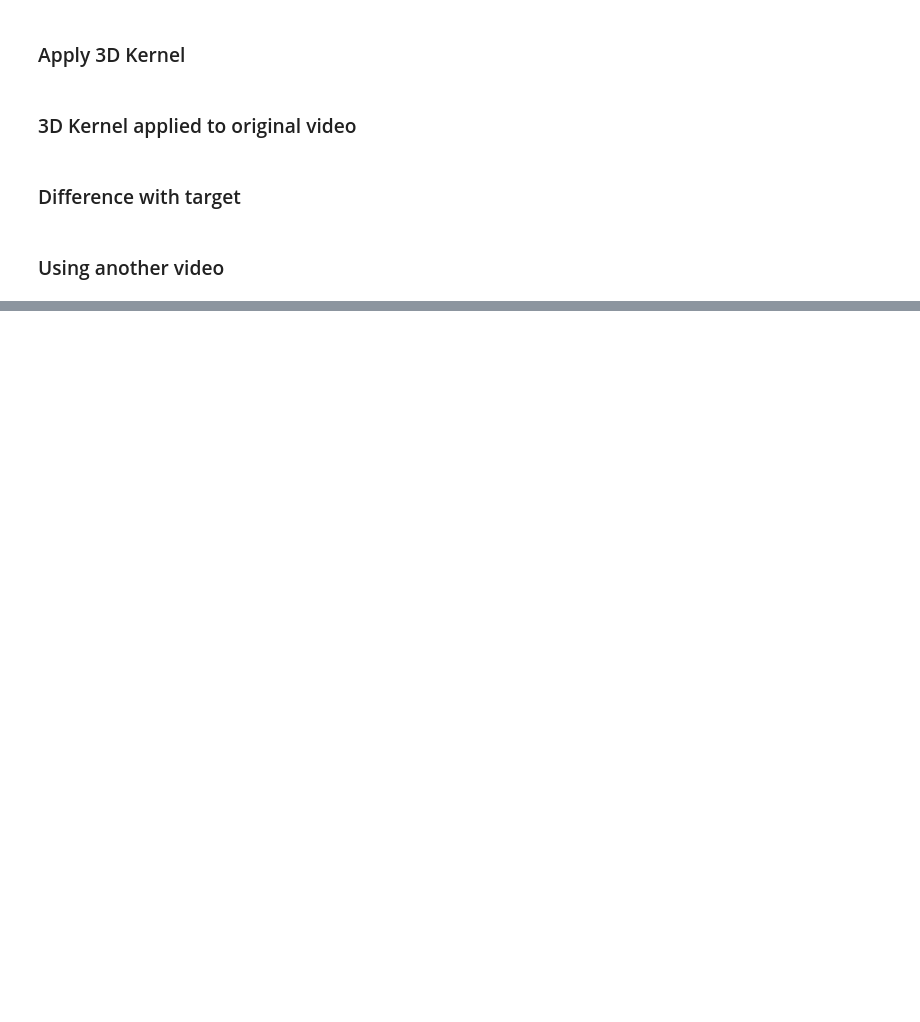
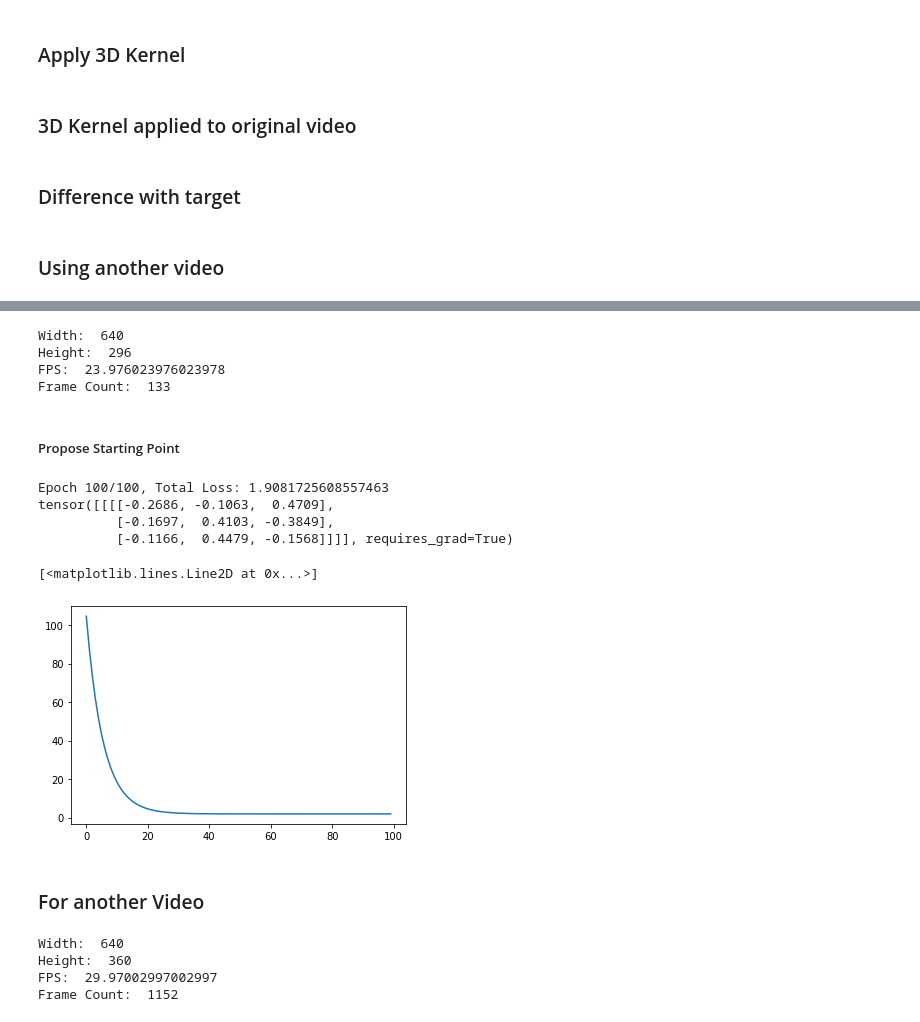
Before and after one commit to ac1094/Vid-Processing, a Jupyter notebook: DNN Kernel Search.ipynb, the cells around one changed output, grey strips where cells are left out. Saved outputs shown, nothing was run; the diff lists cells and outputs as text; code cells hidden in the pictures; blank space fills up the shorter version.

```diff
--- a/DNN Kernel Search.ipynb
+++ b/DNN Kernel Search.ipynb
@@ -307,0 +352,14 @@ ThroughFrames(PredE)
+# %%
+cap = open_vid("VDB/WID.mp4")
+orgE = get_frames(cap)
+w,h,fps,cnt = get_props(cap)
+# %% [output]
+Width:  640
+Height:  296
+FPS:  23.976023976023978
+Frame Count:  133
+# %%
+ed = [np.stack([canny_edge(o,0,inverted=False)]*3,axis=-1) for o in orgE]
+ThroughFrames(ed)
+# %% [markdown]
+##### Propose Starting Point
@@ -307,0 +372,13 @@ ThroughFrames(PredE)
+# %%
+limit = 20
+ked,led = find_2Dkernel(orgE[:limit],ed[:limit],epochs=100,lr=1e-3)
+# %% [output]
+Epoch 100/100, Total Loss: 1.9081725608557463
+tensor([[[[-0.2686, -0.1063,  0.4709],
+          [-0.1697,  0.4103, -0.3849],
+          [-0.1166,  0.4479, -0.1568]]]], requires_grad=True)
+# %%
+plt.plot(led)
+# %% [output]
+[<matplotlib.lines.Line2D at 0x...>]
+[figure, added]
@@ -307,0 +391,11 @@ ThroughFrames(PredE)
+# %% [markdown]
+### For another Video
+# %%
+cap = open_vid("VDB/puppies.mp4")
+orgE1 = get_frames(cap)
+w,h,fps,cnt = get_props(cap)
+# %% [output]
+Width:  640
+Height:  360
+FPS:  29.97002997002997
+Frame Count:  1152
```
Also changed, not shown: parts of 40 cells of this notebook.
